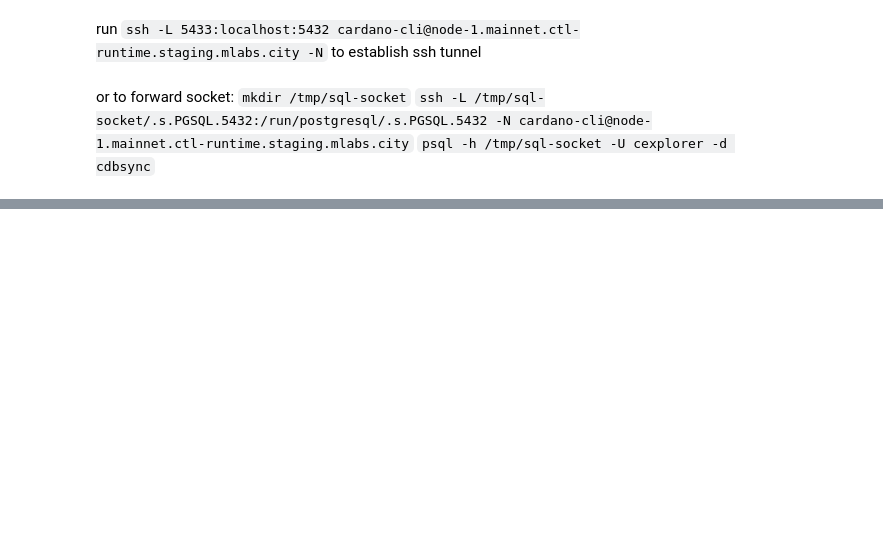
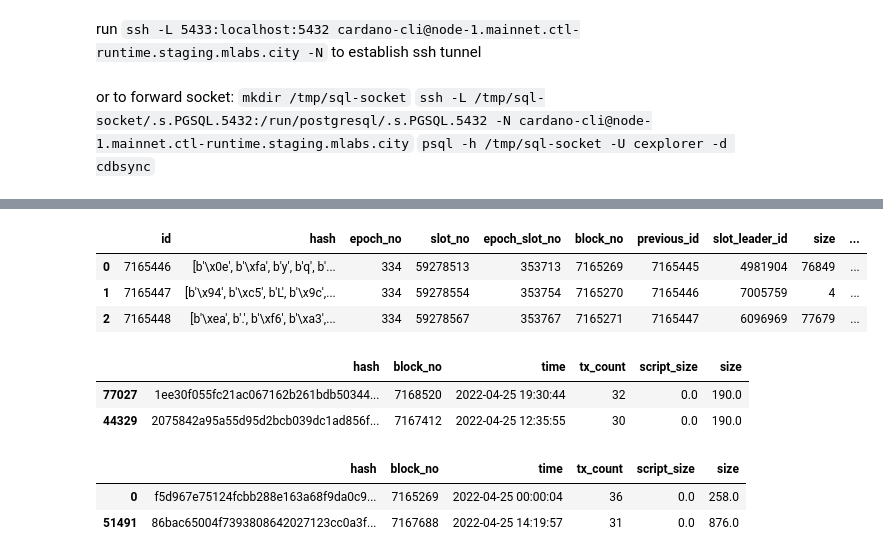
Before and after one commit to mlabs-haskell/congested-testnet, a Jupyter notebook: research/statistics.ipynb, the cells around one changed output, grey strips where cells are left out. Cells and saved outputs as stored; diff of their text form; code cells hidden in the pictures; blank space fills up the shorter version.

```diff
--- a/research/statistics.ipynb
+++ b/research/statistics.ipynb
@@ -26,0 +75,17 @@ conn.close()
+# %%
+blocks = """
+SELECT
+    *
+FROM
+    block
+WHERE
+  DATE(time)='2022-04-25'
+LIMIT
+    3;
+"""
+pd.read_sql(blocks,conn)
+# %% [output]
+|  | id | hash | epoch_no | slot_no | epoch_slot_no | block_no | previous_id | slot_leader_id | size | ... |
+| 0 | 7165446 | [b'\x0e', b'\xfa', b'y', b'q', b'... | 334 | 59278513 | 353713 | 7165269 | 7165445 | 4981904 | 76849 | ... |
+| 1 | 7165447 | [b'\x94', b'\xc5', b'L', b'\x9c',... | 334 | 59278554 | 353754 | 7165270 | 7165446 | 7005759 | 4 | ... |
+| 2 | 7165448 | [b'\xea', b'.', b'\xf6', b'\xa3',... | 334 | 59278567 | 353767 | 7165271 | 7165447 | 6096969 | 77679 | ... |
@@ -26,0 +110,12 @@ conn.close()
+# %%
+df.sort_values(by = 'size').head(2)
+# %% [output]
+|  | hash | block_no | time | tx_count | script_size | size |
+| 77027 | 1ee30f055fc21ac067162b261bdb50344... | 7168520 | 2022-04-25 19:30:44 | 32 | 0.0 | 190.0 |
+| 44329 | 2075842a95a55d95d2bcb039dc1ad856f... | 7167412 | 2022-04-25 12:35:55 | 30 | 0.0 | 190.0 |
+# %%
+df.sort_values(by = 'script_size').head(2)
+# %% [output]
+|  | hash | block_no | time | tx_count | script_size | size |
+| 0 | f5d967e75124fcbb288e163a68f9da0c9... | 7165269 | 2022-04-25 00:00:04 | 36 | 0.0 | 258.0 |
+| 51491 | 86bac65004f7393808642027123cc0a3f... | 7167688 | 2022-04-25 14:19:57 | 31 | 0.0 | 876.0 |
```
Also changed, not shown: parts of 9 cells of this notebook, 2 other files.
